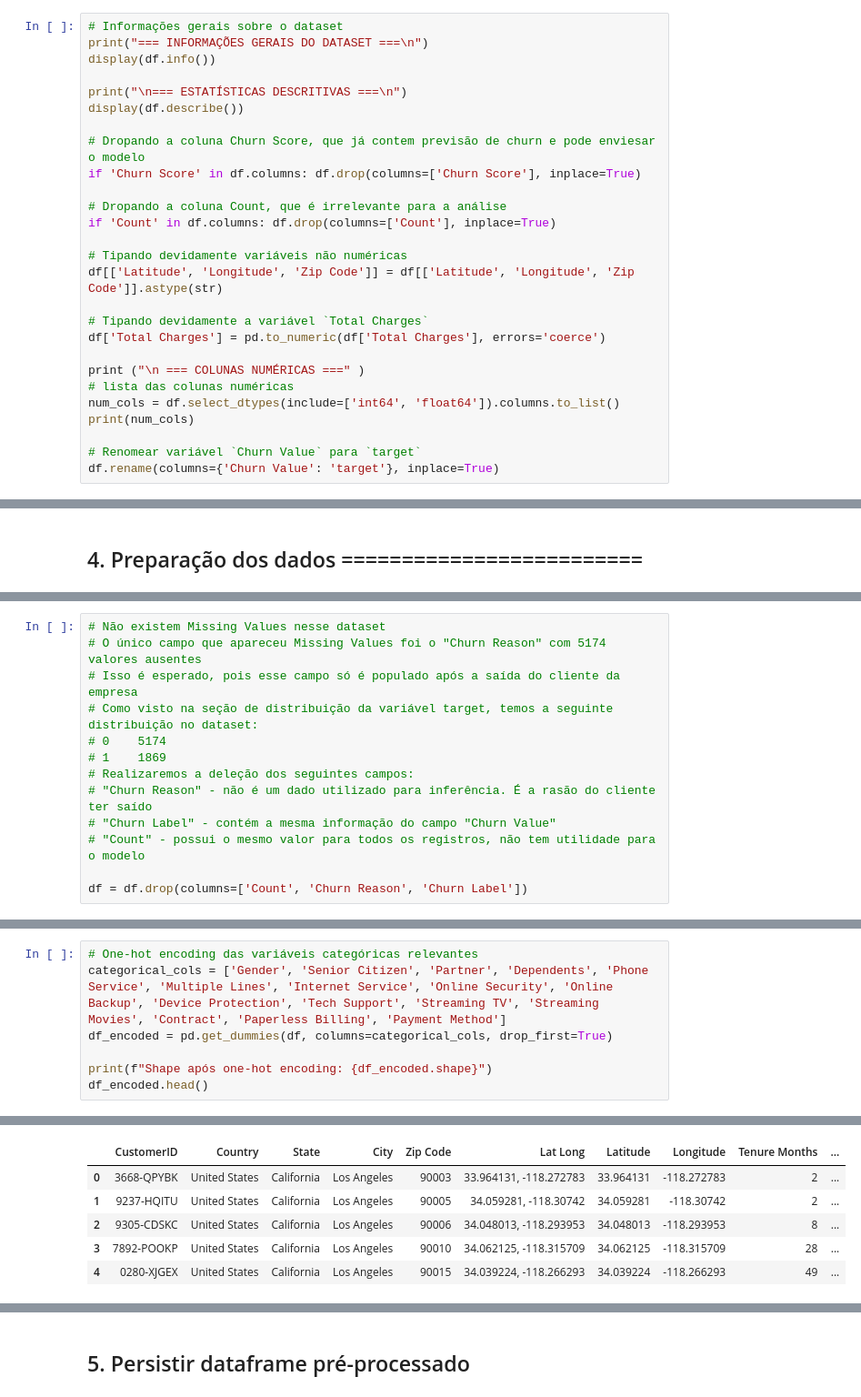
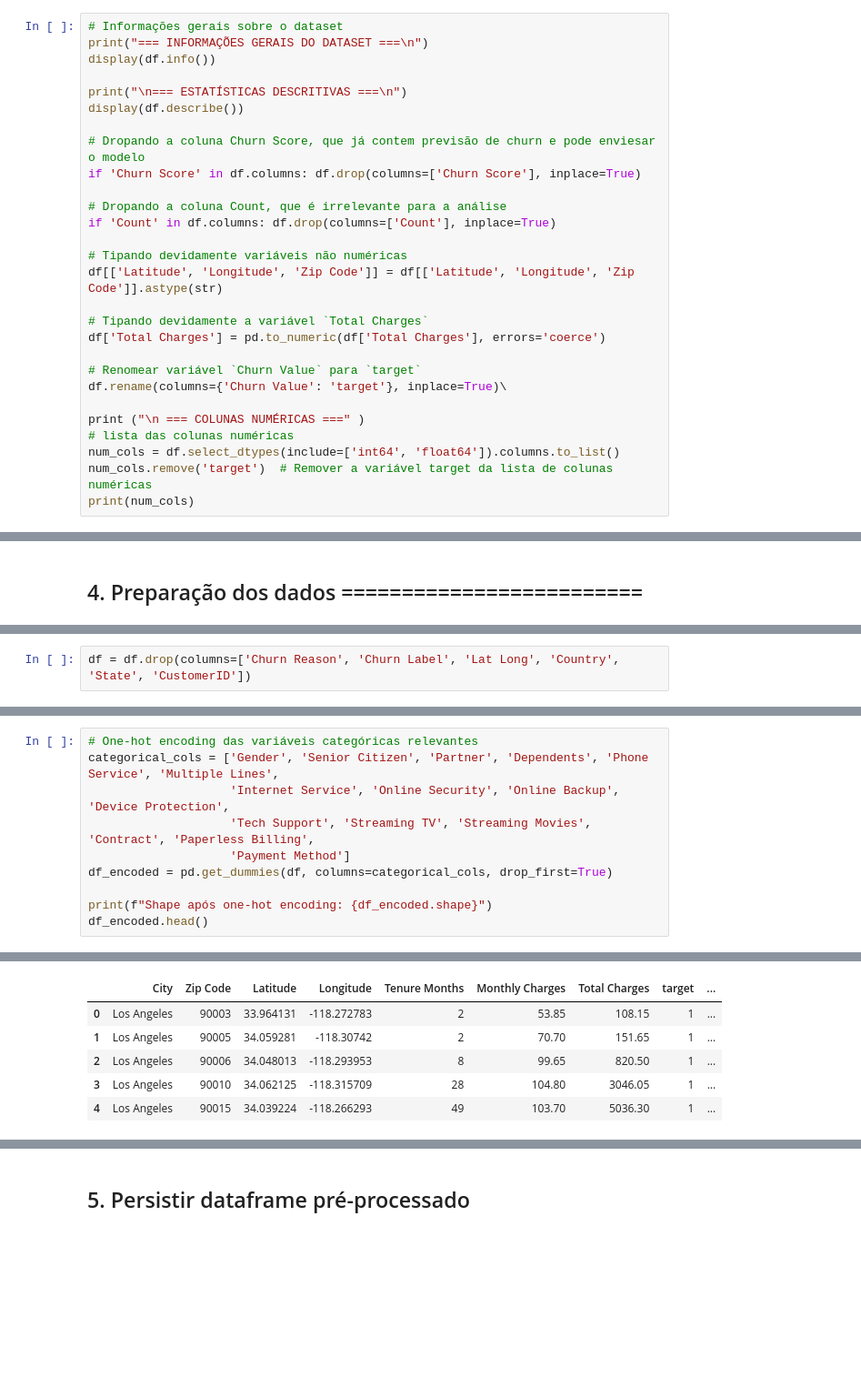
Before and after one commit to fiap-postech-ml-engineering/ml-churn-prediction, a Jupyter notebook: notebooks/01_eda_feature_engineering.ipynb, the cells around one changed output, grey strips where cells are left out. Shown at 91% size. Cells and saved outputs as stored; diff of their text form; blank space fills up the shorter version.

```diff
--- a/notebooks/01_eda_feature_engineering.ipynb
+++ b/notebooks/01_eda_feature_engineering.ipynb
@@ -70,13 +103,14 @@ df[['Latitude', 'Longitude', 'Zip Code']] = df[['Latitude', 'Longitude', 'Zip Co
 # Tipando devidamente a variável `Total Charges`
 df['Total Charges'] = pd.to_numeric(df['Total Charges'], errors='coerce')
 
+# Renomear variável `Churn Value` para `target`
+df.rename(columns={'Churn Value': 'target'}, inplace=True)\
+
 print ("\n === COLUNAS NUMÉRICAS ===" )
 # lista das colunas numéricas
 num_cols = df.select_dtypes(include=['int64', 'float64']).columns.to_list()
+num_cols.remove('target')  # Remover a variável target da lista de colunas numéricas
 print(num_cols)
-
-# Renomear variável `Churn Value` para `target`
-df.rename(columns={'Churn Value': 'target'}, inplace=True)
 # %% [output]
 === INFORMAÇÕES GERAIS DO DATASET ===
 
@@ -378,13 +407,0 @@ Análise do quanto esse tratamento influenciou nas métricas
-# %%
-# Não existem Missing Values nesse dataset
-# O único campo que apareceu Missing Values foi o "Churn Reason" com 5174 valores ausentes
-# Isso é esperado, pois esse campo só é populado após a saída do cliente da empresa
-# Como visto na seção de distribuição da variável target, temos a seguinte distribuição no dataset:
-# 0    5174
-# 1    1869
-# Realizaremos a deleção dos seguintes campos:
-# "Churn Reason" - não é um dado utilizado para inferência. É a rasão do cliente ter saído
-# "Churn Label" - contém a mesma informação do campo "Churn Value"
-# "Count" - possui o mesmo valor para todos os registros, não tem utilidade para o modelo
-
-df = df.drop(columns=['Count', 'Churn Reason', 'Churn Label'])
@@ -393 +454,3 @@ KeyError: "['Count'] not found in axis"
+# %%
+df = df.drop(columns=['Churn Reason', 'Churn Label', 'Lat Long', 'Country', 'State', 'CustomerID'])
 # %% [markdown]
@@ -395,6 +460,9 @@ KeyError: "['Count'] not found in axis"
 # %%
 # One-hot encoding das variáveis categóricas relevantes
-categorical_cols = ['Gender', 'Senior Citizen', 'Partner', 'Dependents', 'Phone Service', 'Multiple Lines', 'Internet Service', 'Online Security', 'Online Backup', 'Device Protection', 'Tech Support', 'Streaming TV', 'Streaming Movies', 'Contract', 'Paperless Billing', 'Payment Method']
+categorical_cols = ['Gender', 'Senior Citizen', 'Partner', 'Dependents', 'Phone Service', 'Multiple Lines',
+                    'Internet Service', 'Online Security', 'Online Backup', 'Device Protection',
+                    'Tech Support', 'Streaming TV', 'Streaming Movies', 'Contract', 'Paperless Billing',
+                    'Payment Method']
 df_encoded = pd.get_dummies(df, columns=categorical_cols, drop_first=True)
 
 print(f"Shape após one-hot encoding: {df_encoded.shape}")
@@ -404,6 +472,6 @@ Shape após one-hot encoding: (7043, 40)
-|  | CustomerID | Country | State | City | Zip Code | Lat Long | Latitude | Longitude | Tenure Months | ... |
-| 0 | 3668-QPYBK | United States | California | Los Angeles | 90003 | 33.964131, -118.272783 | 33.964131 | -118.272783 | 2 | ... |
-| 1 | 9237-HQITU | United States | California | Los Angeles | 90005 | 34.059281, -118.30742 | 34.059281 | -118.30742 | 2 | ... |
-| 2 | 9305-CDSKC | United States | California | Los Angeles | 90006 | 34.048013, -118.293953 | 34.048013 | -118.293953 | 8 | ... |
-| 3 | 7892-POOKP | United States | California | Los Angeles | 90010 | 34.062125, -118.315709 | 34.062125 | -118.315709 | 28 | ... |
-| 4 | 0280-XJGEX | United States | California | Los Angeles | 90015 | 34.039224, -118.266293 | 34.039224 | -118.266293 | 49 | ... |
+|  | City | Zip Code | Latitude | Longitude | Tenure Months | Monthly Charges | Total Charges | target | ... |
+| 0 | Los Angeles | 90003 | 33.964131 | -118.272783 | 2 | 53.85 | 108.15 | 1 | ... |
+| 1 | Los Angeles | 90005 | 34.059281 | -118.30742 | 2 | 70.70 | 151.65 | 1 | ... |
+| 2 | Los Angeles | 90006 | 34.048013 | -118.293953 | 8 | 99.65 | 820.50 | 1 | ... |
+| 3 | Los Angeles | 90010 | 34.062125 | -118.315709 | 28 | 104.80 | 3046.05 | 1 | ... |
+| 4 | Los Angeles | 90015 | 34.039224 | -118.266293 | 49 | 103.70 | 5036.30 | 1 | ... |
```
Also changed, not shown: parts of 19 cells of this notebook.
